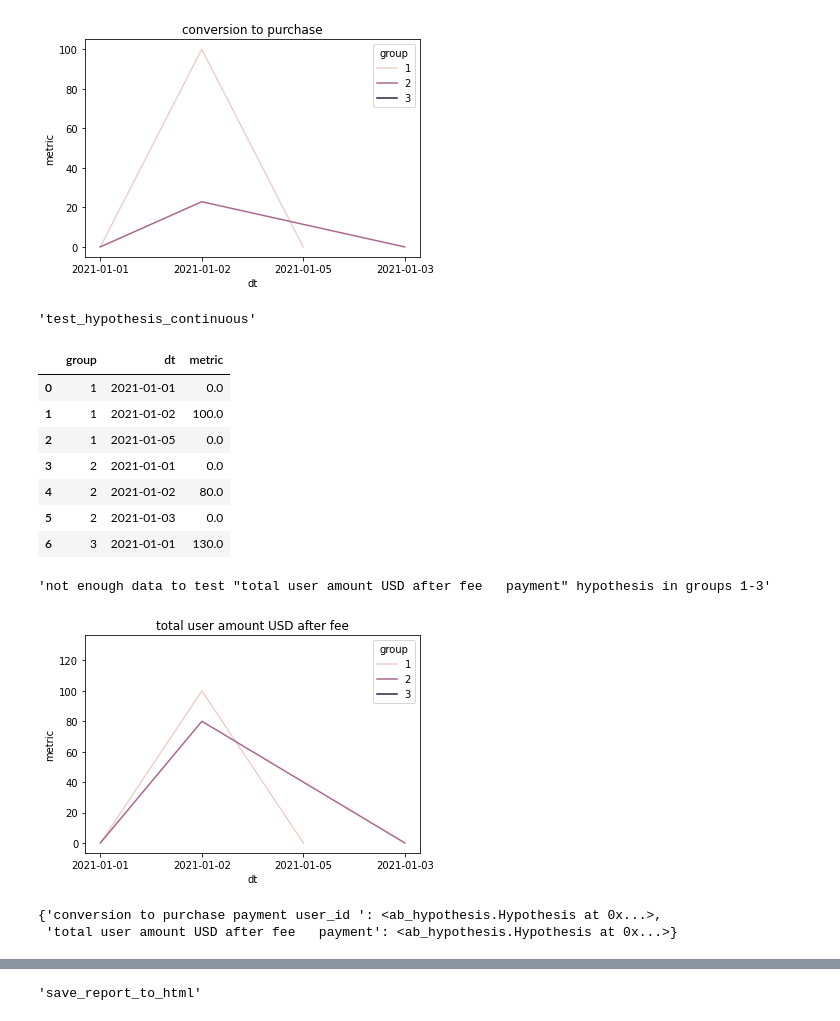
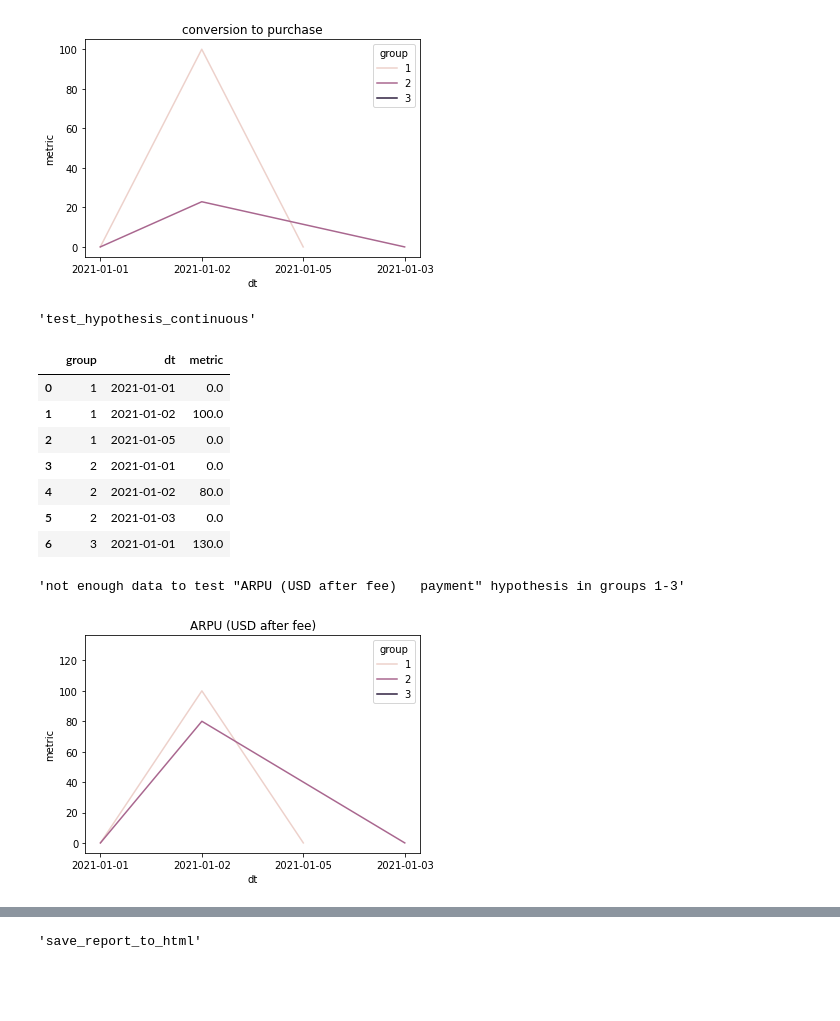
Before and after one commit to sqweptic/burnaby, a Jupyter notebook: src/example.ipynb, the cells around one changed output, grey strips where cells are left out. Drawn from its saved outputs; the diff is of its cells as text; code cells hidden in the pictures; blank space fills up the shorter version.

```diff
--- a/src/example.ipynb
+++ b/src/example.ipynb
@@ -88,27 +88,22 @@ test_hypothesis_relational(
 # %%
 test_hypothesis_continuous(
     EXPERIMENT_NAME,
     value='payment',
     stat_test='ttest_welsh',
-    description='total user amount USD after fee'
+    description='ARPU (USD after fee)'
 )
 # %% [output]
 'test_hypothesis_continuous'
 |  | group | dt | metric |
 | 0 | 1 | 2021-01-01 | 0.0 |
 | 1 | 1 | 2021-01-02 | 100.0 |
 | 2 | 1 | 2021-01-05 | 0.0 |
 | 3 | 2 | 2021-01-01 | 0.0 |
 | 4 | 2 | 2021-01-02 | 80.0 |
 | 5 | 2 | 2021-01-03 | 0.0 |
 | 6 | 3 | 2021-01-01 | 130.0 |
-'not enough data to test "total user amount USD after fee   payment" hypothesis in groups 1-3'
+'not enough data to test "ARPU (USD after fee)   payment" hypothesis in groups 1-3'
-[figure, old version]
+[figure, new version]
-# %%
-m._hypothesis
-# %% [output]
-{'conversion to purchase payment user_id ': <ab_hypothesis.Hypothesis at 0x...>,
- 'total user amount USD after fee   payment': <ab_hypothesis.Hypothesis at 0x...>}
 # %%
 print_statistical_report(EXPERIMENT_NAME)
 # %% [output]
```
Also changed, not shown: parts of 1 cell of this notebook, 3 other files.
